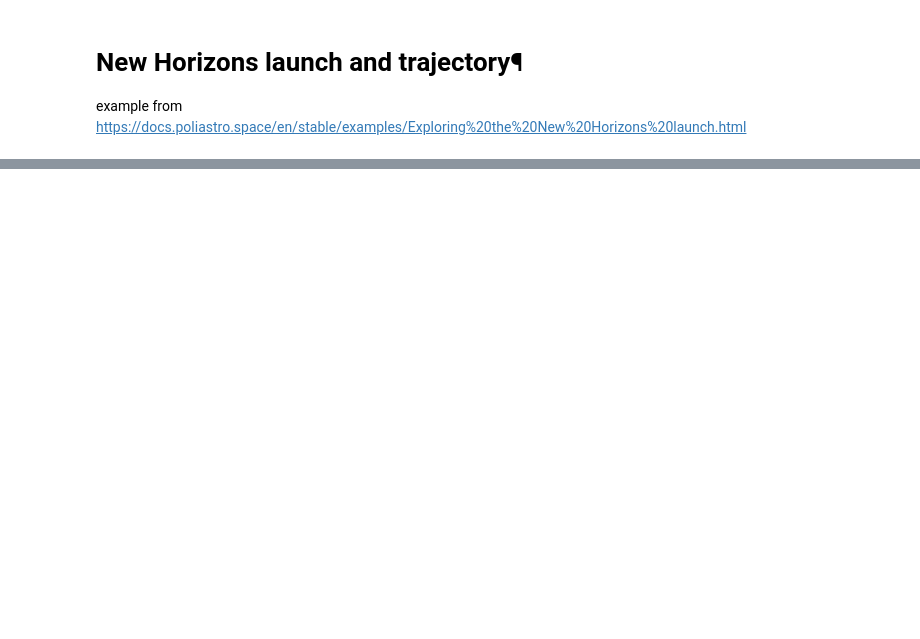
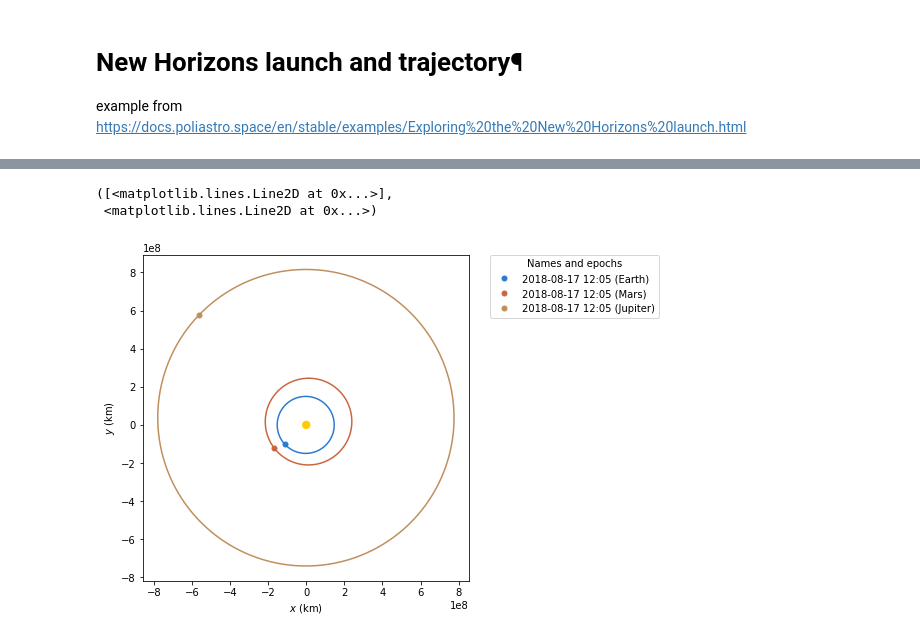
Before and after one commit to lukexyz/orbital, a Jupyter notebook: nbs/00_orbital.ipynb, the cells around one changed output, grey strips where cells are left out. Drawn from its saved outputs; the diff is of its cells as text; code cells hidden in the pictures; blank space fills up the shorter version.

```diff
--- a/nbs/00_orbital.ipynb
+++ b/nbs/00_orbital.ipynb
@@ -143,0 +166,9 @@ p[0].figure
+# %%
+%%time
+epoch = Time("2018-08-17 12:05:50", scale="tdb")
+
+plotter = StaticOrbitPlotter(plane=Planes.EARTH_ECLIPTIC)
+plotter.plot_body_orbit(Earth, epoch, label="Earth")
+plotter.plot_body_orbit(Mars, epoch, label="Mars")
+plotter.plot_body_orbit(Jupiter, epoch, label="Jupiter");
+# %% [output]
@@ -143,0 +177,3 @@ p[0].figure
+([<matplotlib.lines.Line2D at 0x...>],
+ <matplotlib.lines.Line2D at 0x...>)
+[figure, added]
```
Also changed, not shown: parts of 10 cells of this notebook, 3 other files.
